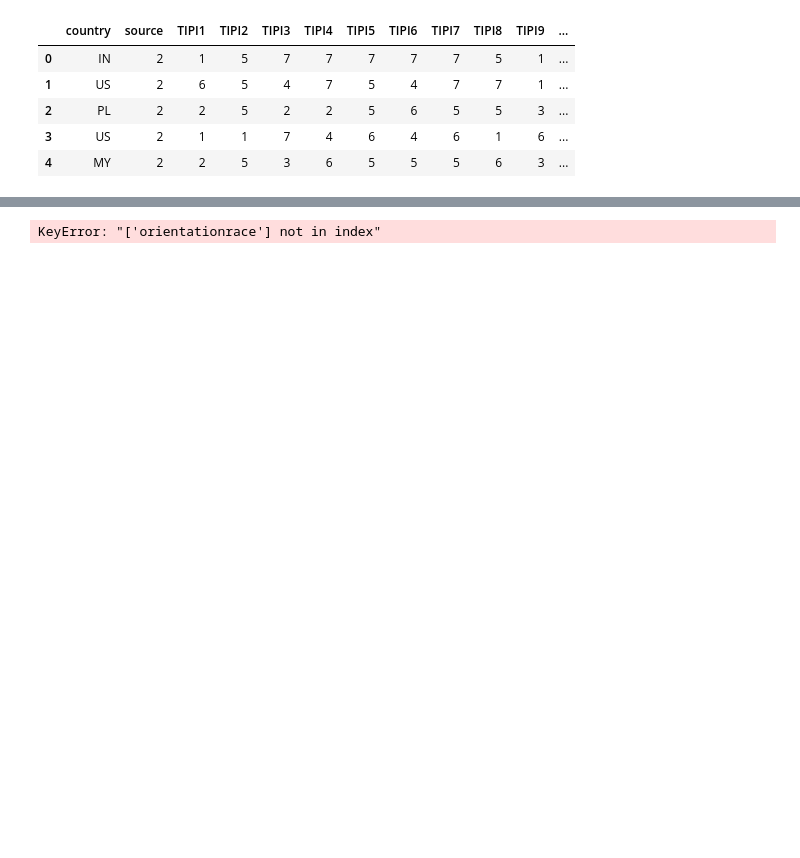
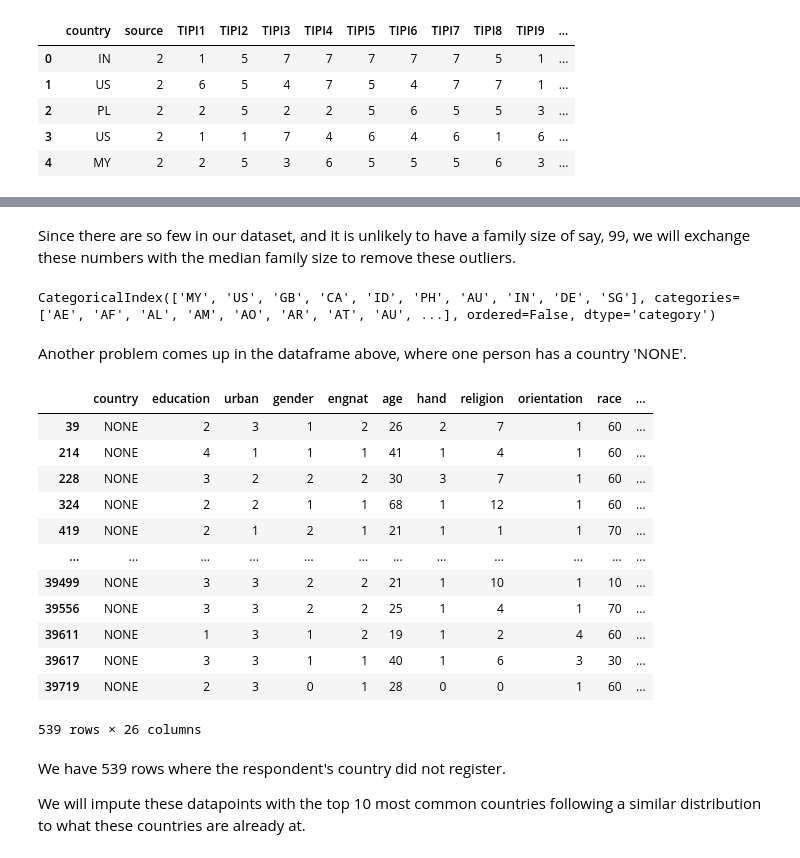
Before and after one commit to freyjagarner/D214, a Jupyter notebook: Untitled.ipynb, the cells around one changed output, grey strips where cells are left out. Cells and saved outputs as stored; diff of their text form; code cells hidden in the pictures; blank space fills up the shorter version.

```diff
--- a/Untitled.ipynb
+++ b/Untitled.ipynb
@@ -238,0 +447,16 @@ http://gosling.psy.utexas.edu/wp-content/uploads/2014/09/tipi.pdf
+# %%
+type_dict = {'country': 'category',
+             'education': 'category',
+             'urban': 'category',
+             'engnat': 'category',
+             'gender': 'category',
+             'hand': 'category',
+             'orientation': 'category',
+             'race': 'category',
+             'voted': 'category',
+             'married': 'category',
+             'major': 'category',
+             'religion': 'category',
+             'invalid_word': bool}
+data = data.astype(type_dict)
+data = data.convert_dtypes()
@@ -238,0 +540,3 @@ http://gosling.psy.utexas.edu/wp-content/uploads/2014/09/tipi.pdf
+# %%
+# replace the now-string nan with actual NA values
+data['major'] = data.major.replace({'nan':None, 'None':None})
@@ -238,0 +583,3 @@ http://gosling.psy.utexas.edu/wp-content/uploads/2014/09/tipi.pdf
+# %%
+# changing the null country values with most common country
+data[data.country.isna()]['country'] = data.country.value_counts().index[0]
@@ -238,0 +655,31 @@ http://gosling.psy.utexas.edu/wp-content/uploads/2014/09/tipi.pdf
+# %% [markdown]
+Since there are so few in our dataset, and it is unlikely to have a family size of say, 99, we will exchange these numbers with the median family size to remove these outliers.
+# %%
+data.country.value_counts(normalize=True).drop('NONE')[0:10].index
+# %% [output]
+CategoricalIndex(['MY', 'US', 'GB', 'CA', 'ID', 'PH', 'AU', 'IN', 'DE', 'SG'], categories=['AE', 'AF', 'AL', 'AM', 'AO', 'AR', 'AT', 'AU', ...], ordered=False, dtype='category')
+# %%
+data.loc[data['age'] > 100, 'age'] = data.age.median()
+# %% [markdown]
+Another problem comes up in the dataframe above, where one person has a country 'NONE'.
+# %%
+# find all rows where country == NONE
+data.loc[data.country == 'NONE']
+# %% [output]
+|  | country | education | urban | gender | engnat | age | hand | religion | orientation | race | ... |
+| 39 | NONE | 2 | 3 | 1 | 2 | 26 | 2 | 7 | 1 | 60 | ... |
+| 214 | NONE | 4 | 1 | 1 | 1 | 41 | 1 | 4 | 1 | 60 | ... |
+| 228 | NONE | 3 | 2 | 2 | 2 | 30 | 3 | 7 | 1 | 60 | ... |
+| 324 | NONE | 2 | 2 | 1 | 1 | 68 | 1 | 12 | 1 | 60 | ... |
+| 419 | NONE | 2 | 1 | 2 | 1 | 21 | 1 | 1 | 1 | 70 | ... |
+| ... | ... | ... | ... | ... | ... | ... | ... | ... | ... | ... | ... |
+| 39499 | NONE | 3 | 3 | 2 | 2 | 21 | 1 | 10 | 1 | 10 | ... |
+| 39556 | NONE | 3 | 3 | 2 | 2 | 25 | 1 | 4 | 1 | 70 | ... |
+| 39611 | NONE | 1 | 3 | 1 | 2 | 19 | 1 | 2 | 4 | 60 | ... |
+| 39617 | NONE | 3 | 3 | 1 | 1 | 40 | 1 | 6 | 3 | 30 | ... |
+| 39719 | NONE | 2 | 3 | 0 | 1 | 28 | 0 | 0 | 1 | 60 | ... |
+539 rows × 26 columns
+# %% [markdown]
+We have 539 rows where the respondent's country did not register.
+
+We will impute these datapoints with the top 10 most common countries following a similar distribution to what these countries are already at.
@@ -239,10 +690,8 @@ http://gosling.psy.utexas.edu/wp-content/uploads/2014/09/tipi.pdf
 # %%
-data = data[['country', 'education', 'urban', 'engnat', 'age', 'gender', 'orientation'
+data = data[['country', 'education', 'urban', 'engnat', 'age', 'gender', 'orientation',
              'race', 'married', 'familysize', 'voted', 'hand', 'major', 'religion',
              'dep_time', 'anx_time', 'str_time', 'anx_cat', 'str_cat',
              'extraversion', 'agreeableness', 'conscientiousness', 'stability',
              'openness', 'invalid_word', 'dep_cat']]
-# %% [output]
-KeyError: "['orientationrace'] not in index"
 # %%
 data.head()
```
Also changed, not shown: parts of 138 cells of this notebook.
